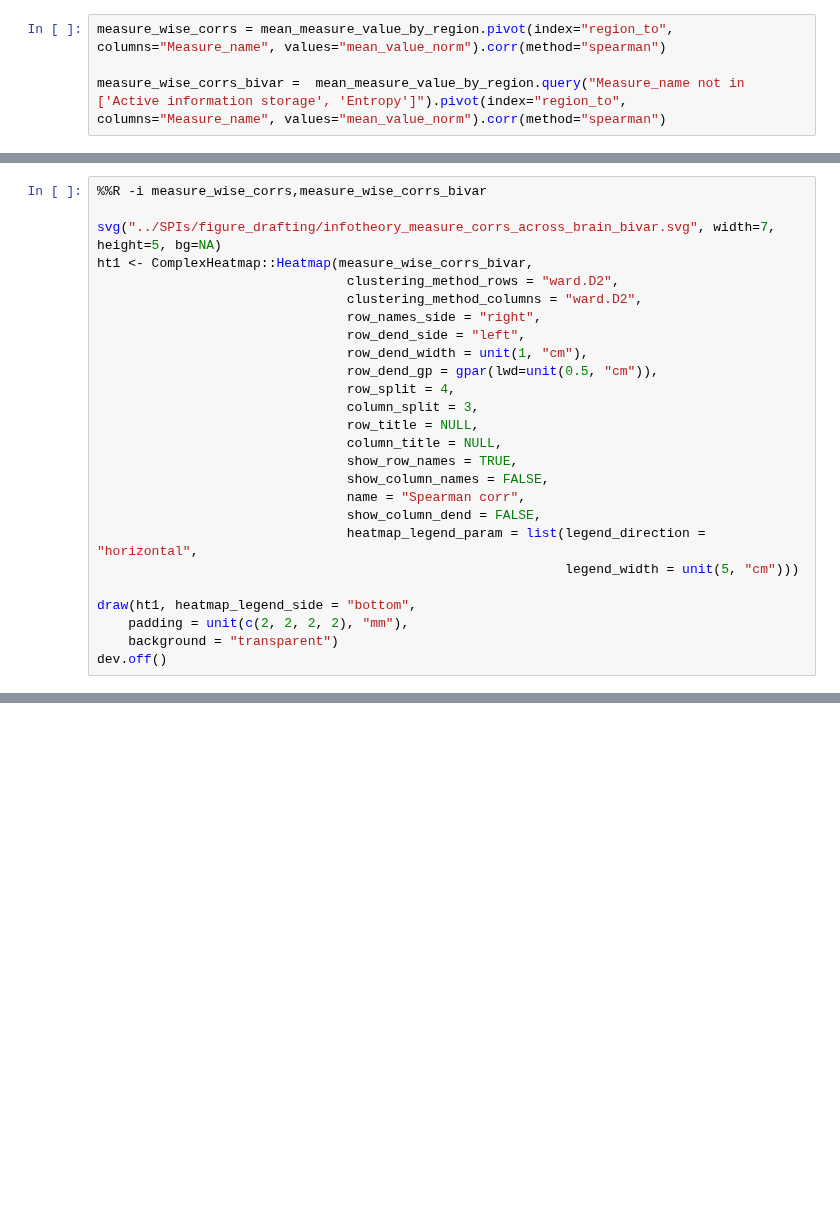
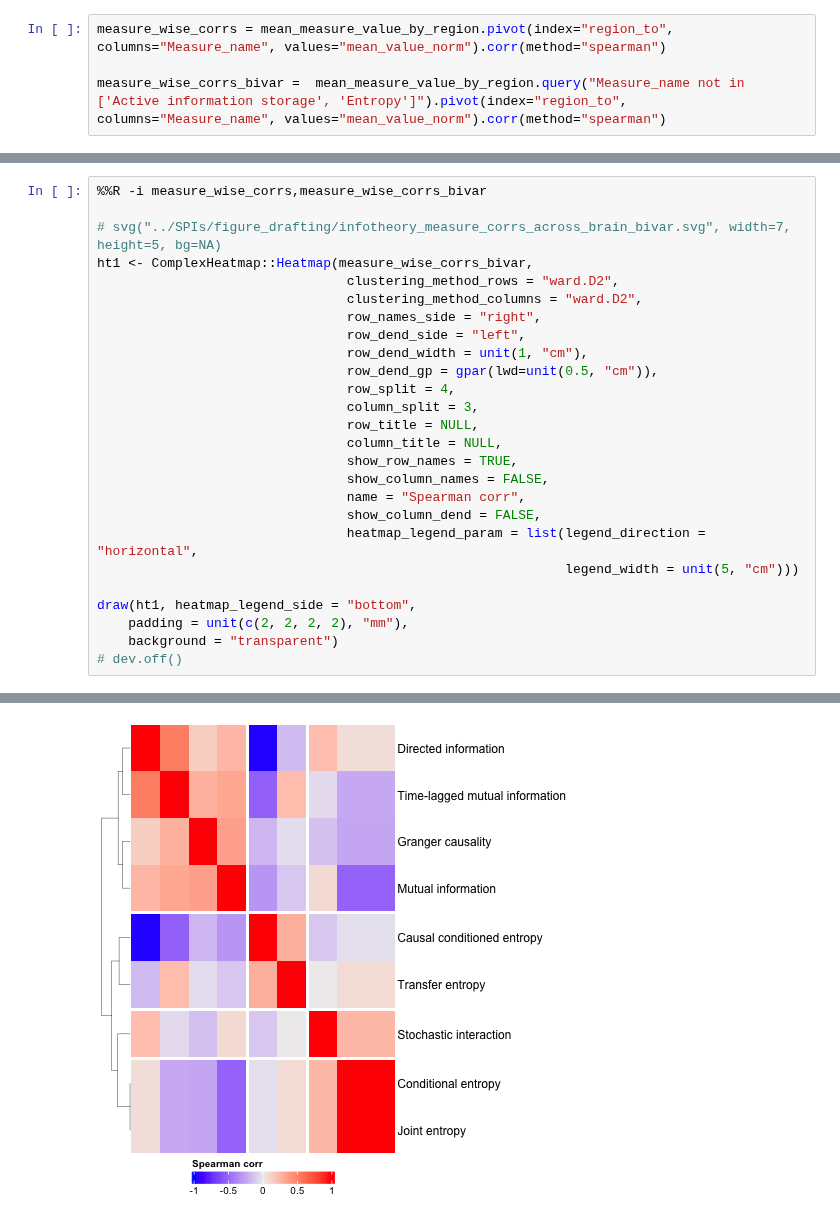
Before and after one commit to anniegbryant/info_theory_visuals, a Jupyter notebook: empirical_analysis/compute_infotheory_SPIs.ipynb, the cells around one changed output, grey strips where cells are left out. Saved outputs shown, nothing was run; the diff lists cells and outputs as text; blank space fills up the shorter version.

Commit message:
figure updates

```diff
--- a/empirical_analysis/compute_infotheory_SPIs.ipynb
+++ b/empirical_analysis/compute_infotheory_SPIs.ipynb
@@ -356,7 +348,7 @@ measure_wise_corrs_bivar
 # %%
 %%R -i measure_wise_corrs,measure_wise_corrs_bivar
 
-svg("../SPIs/figure_drafting/infotheory_measure_corrs_across_brain_bivar.svg", width=7, height=5, bg=NA)
+# svg("../SPIs/figure_drafting/infotheory_measure_corrs_across_brain_bivar.svg", width=7, height=5, bg=NA)
 ht1 <- ComplexHeatmap::Heatmap(measure_wise_corrs_bivar,
                                 clustering_method_rows = "ward.D2",
                                 clustering_method_columns = "ward.D2",
@@ -378,5 +370,5 @@ ht1 <- ComplexHeatmap::Heatmap(measure_wise_corrs_bivar,
 draw(ht1, heatmap_legend_side = "bottom",
     padding = unit(c(2, 2, 2, 2), "mm"),
     background = "transparent")
-dev.off()
+# dev.off()
 # %% [output]
@@ -386,0 +377 @@ The input is a data frame-like object, convert it to a matrix.
+[figure, added]
```
Also changed, not shown: parts of 10 cells of this notebook, 27 other files.
